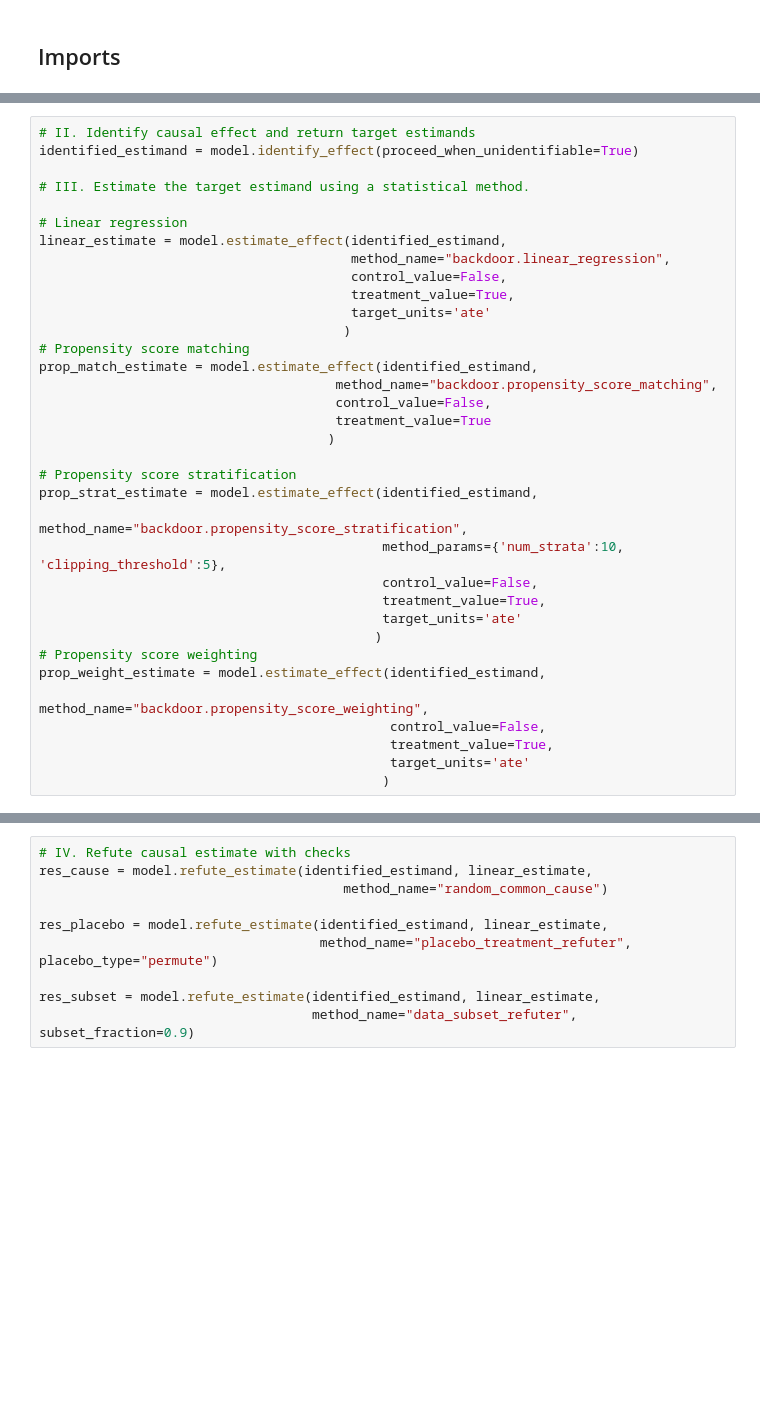
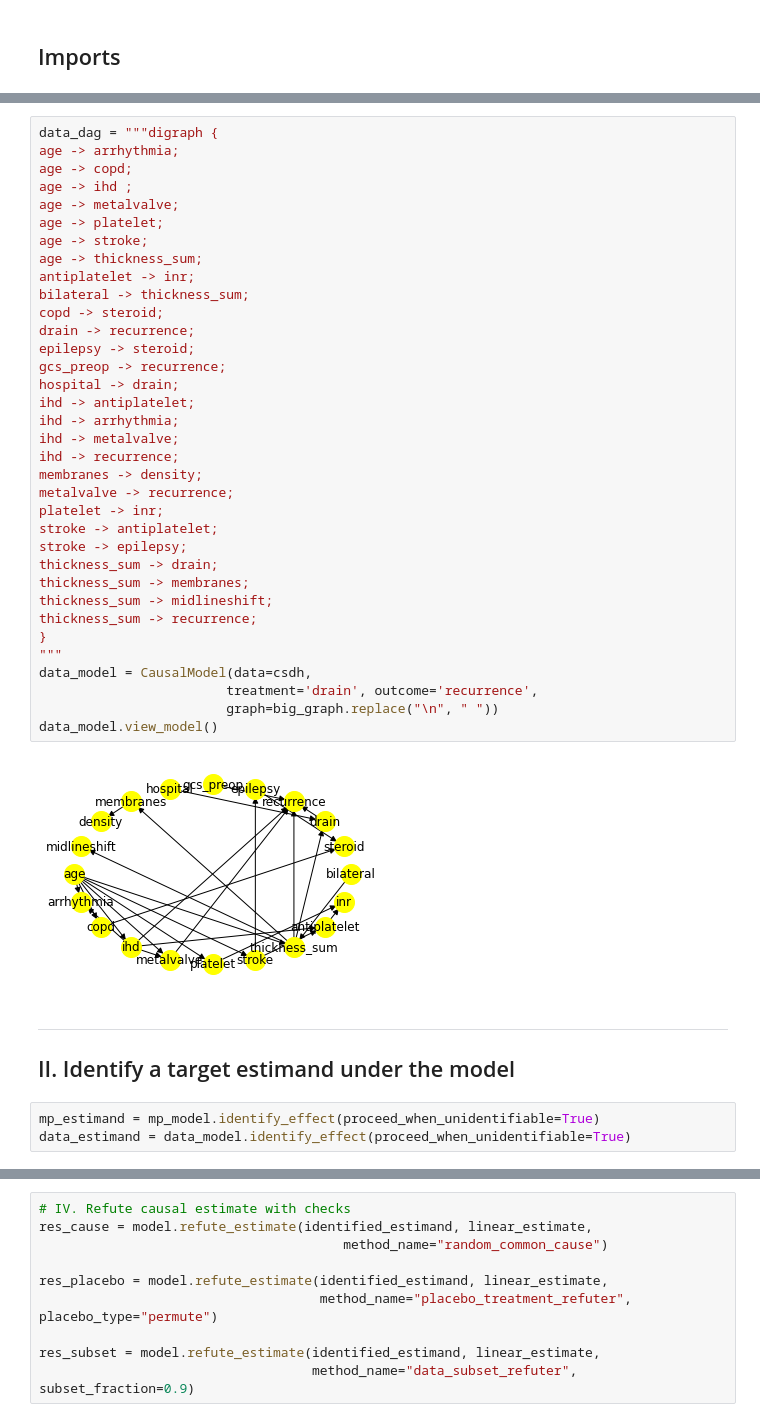
Before and after one commit to c-abbott/surviving-the-icu, a Jupyter notebook: notebooks/csdh_dowhy.ipynb, the cells around one changed output, grey strips where cells are left out. Cells and saved outputs as stored; diff of their text form; blank space fills up the shorter version.

Commit message:
Completed linear regressio CE

```diff
--- a/notebooks/csdh_dowhy.ipynb
+++ b/notebooks/csdh_dowhy.ipynb
@@ -65,35 +89,43 @@ model.view_model()
+# %%
+data_dag = """digraph {
+age -> arrhythmia;
+age -> copd;
+age -> ihd ;
+age -> metalvalve;
+age -> platelet;
+age -> stroke;
+age -> thickness_sum;
+antiplatelet -> inr;
+bilateral -> thickness_sum;
+copd -> steroid;
+drain -> recurrence;
+epilepsy -> steroid;
+gcs_preop -> recurrence;
+hospital -> drain;
+ihd -> antiplatelet;
+ihd -> arrhythmia;
+ihd -> metalvalve;
+ihd -> recurrence;
+membranes -> density;
+metalvalve -> recurrence;
+platelet -> inr;
+stroke -> antiplatelet;
+stroke -> epilepsy;
+thickness_sum -> drain;
+thickness_sum -> membranes;
+thickness_sum -> midlineshift;
+thickness_sum -> recurrence;
+}
+"""
+data_model = CausalModel(data=csdh,
+                        treatment='drain', outcome='recurrence',
+                        graph=big_graph.replace("\n", " "))
+data_model.view_model()
+# %% [output]
+[figure, added]
+# %% [markdown]
+---
+## II. Identify a target estimand under the model
 # %%
-# II. Identify causal effect and return target estimands
-identified_estimand = model.identify_effect(proceed_when_unidentifiable=True)
-
-# III. Estimate the target estimand using a statistical method.
-
-# Linear regression
-linear_estimate = model.estimate_effect(identified_estimand,
-                                        method_name="backdoor.linear_regression",
-                                        control_value=False,
-                                        treatment_value=True,
-                                        target_units='ate'
-                                       )
-# Propensity score matching
-prop_match_estimate = model.estimate_effect(identified_estimand,
-                                      method_name="backdoor.propensity_score_matching",
-                                      control_value=False,
-                                      treatment_value=True
-                                     )
-
-# Propensity score stratification
-prop_strat_estimate = model.estimate_effect(identified_estimand,
-                                            method_name="backdoor.propensity_score_stratification",
-                                            method_params={'num_strata':10, 'clipping_threshold':5},
-                                            control_value=False,
-                                            treatment_value=True,
-                                            target_units='ate'
-                                           )
-# Propensity score weighting
-prop_weight_estimate = model.estimate_effect(identified_estimand,
-                                             method_name="backdoor.propensity_score_weighting",
-                                             control_value=False,
-                                             treatment_value=True,
-                                             target_units='ate'
-                                            )
+mp_estimand = mp_model.identify_effect(proceed_when_unidentifiable=True)
+data_estimand = data_model.identify_effect(proceed_when_unidentifiable=True)
```
Also changed, not shown: parts of 49 cells of this notebook.
